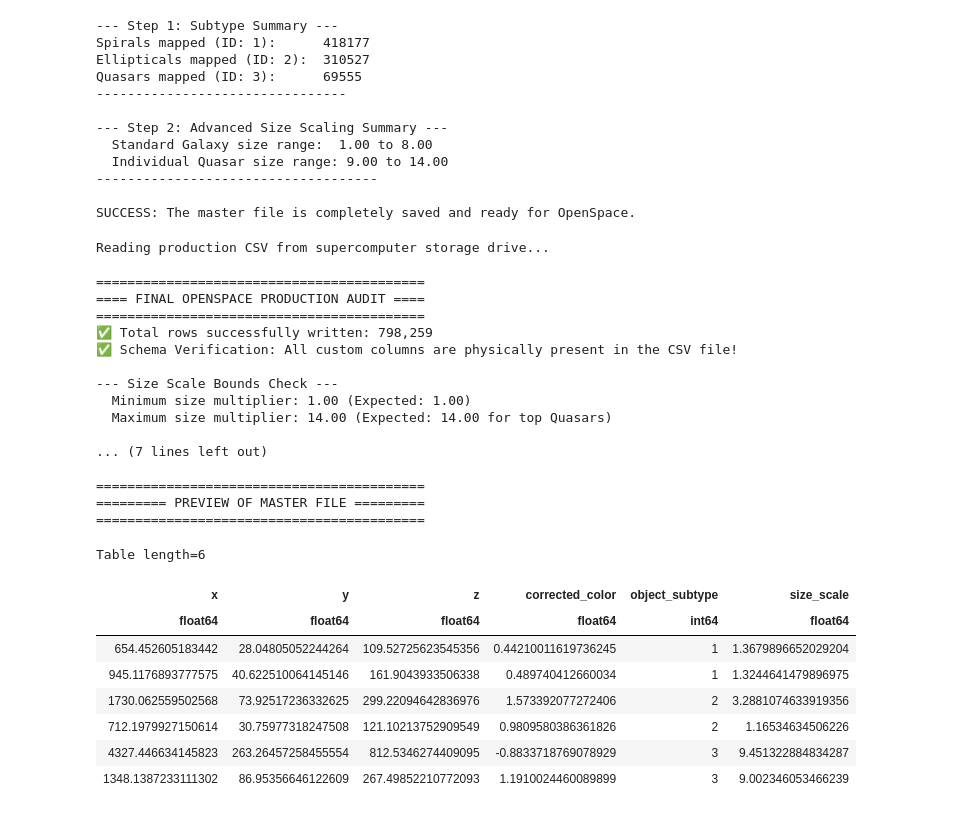
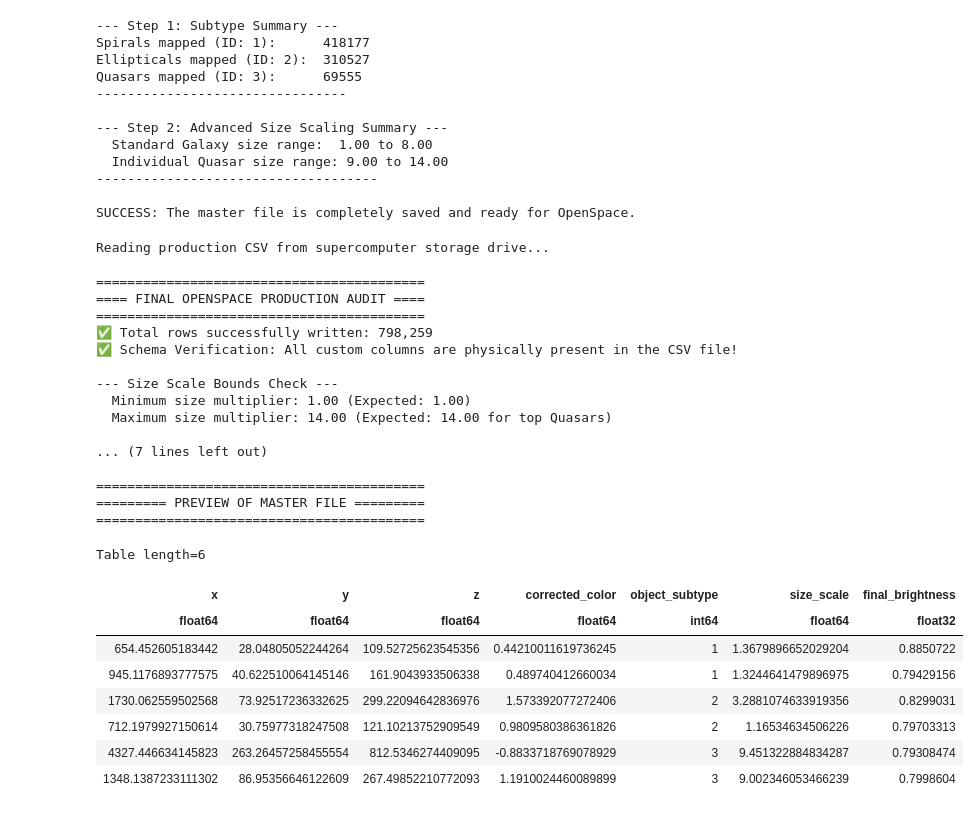
Before and after one commit to KyleDrees/desi-openspace-visualization, a Jupyter notebook: fitstocsv_new.ipynb, the cells around one changed output. Drawn from its saved outputs; the diff is of its cells as text; code cells hidden in the pictures.

Commit message:
Added brightness column to CSV

```diff
--- a/fitstocsv_new.ipynb
+++ b/fitstocsv_new.ipynb
@@ -481,11 +481,28 @@ Quasars mapped (ID: 3):      69555
 ------------------------------------
 
 SUCCESS: The master file is completely saved and ready for OpenSpace.
+# %%
+# Isolate the red-band flux (the standard proxy for visible brightness)
+# Use np.clip to force any negative/zero flux values (caused by background noise) up to a small positive number
+safe_flux = np.clip(catalog['FLUX_R'], 0.001, None)
+
+# Take the log10 to compress the massive astronomical dynamic range
+# This mimics human eye perception so dim galaxies are still visible next to bright ones
+log_flux = np.log10(safe_flux)
+
+# Normalize the math into a clean 0.0 to 1.0 multiplier scale for OpenSpace
+min_f = log_flux.min()
+max_f = log_flux.max()
+
+catalog['final_brightness'] = (log_flux - min_f) / (max_f - min_f)
+
+# 4. Bump up the absolute floor to 0.1 so the dimmest objects don't completely vanish (0.0)
+catalog['final_brightness'] = np.clip(catalog['final_brightness'], 0.1, 1.0)
 # %%
 # 1. Load the production asset file from disk
 print("Reading production CSV from supercomputer storage drive...")
 production_table = Table.read('openspace_assets/desi_catalog_boosted.csv', format='csv')
-
+production_table['final_brightness'] = catalog['final_brightness']
 print("\n==========================================")
 print("==== FINAL OPENSPACE PRODUCTION AUDIT ====")
 print("==========================================")
@@ -528,39 +545,39 @@ curated_indices = []
 if len(idx_spirals) >= 2: curated_indices.extend(idx_spirals[:2])
 if len(idx_ellipticals) >= 2: curated_indices.extend(idx_ellipticals[:2])
 if len(idx_quasars) >= 2: curated_indices.extend(idx_quasars[:2])
 
 # 4. Filter down to only our preview columns and target rows
-preview_grid = production_table['x', 'y', 'z', 'corrected_color', 'object_subtype', 'size_scale'][curated_indices]
+preview_grid = production_table['x', 'y', 'z', 'corrected_color', 'object_subtype', 'size_scale', 'final_brightness'][curated_indices]
 
 # 5. Leave the expression bare at the very bottom to trigger the HTML grid viewer
 print("\n==========================================")
 print("========= PREVIEW OF MASTER FILE =========")
 print("==========================================")
 preview_grid
 # %% [output]
 Reading production CSV from supercomputer storage drive...
 
 ==========================================
 ==== FINAL OPENSPACE PRODUCTION AUDIT ====
 ==========================================
 ✅ Total rows successfully written: 798,259
 ✅ Schema Verification: All custom columns are physically present in the CSV file!
 
 --- Size Scale Bounds Check ---
   Minimum size multiplier: 1.00 (Expected: 1.00)
   Maximum size multiplier: 14.00 (Expected: 14.00 for top Quasars)
 
 ... (7 lines left out)
 
 ==========================================
 ========= PREVIEW OF MASTER FILE =========
 ==========================================
 Table length=6
-| x | y | z | corrected_color | object_subtype | size_scale |
-| float64 | float64 | float64 | float64 | int64 | float64 |
-| 654.452605183442 | 28.04805052244264 | 109.52725623545356 | 0.44210011619736245 | 1 | 1.3679896652029204 |
-| 945.1176893777575 | 40.622510064145146 | 161.9043933506338 | 0.489740412660034 | 1 | 1.3244641479896975 |
-| 1730.062559502568 | 73.92517236332625 | 299.22094642836976 | 1.573392077272406 | 2 | 3.2881074633919356 |
-| 712.1979927150614 | 30.75977318247508 | 121.10213752909549 | 0.9809580386361826 | 2 | 1.16534634506226 |
-| 4327.446634145823 | 263.26457258455554 | 812.5346274409095 | -0.8833718769078929 | 3 | 9.451322884834287 |
-| 1348.1387233111302 | 86.95356646122609 | 267.49852210772093 | 1.1910024460089899 | 3 | 9.002346053466239 |
+| x | y | z | corrected_color | object_subtype | size_scale | final_brightness |
+| float64 | float64 | float64 | float64 | int64 | float64 | float32 |
+| 654.452605183442 | 28.04805052244264 | 109.52725623545356 | 0.44210011619736245 | 1 | 1.3679896652029204 | 0.8850722 |
+| 945.1176893777575 | 40.622510064145146 | 161.9043933506338 | 0.489740412660034 | 1 | 1.3244641479896975 | 0.79429156 |
+| 1730.062559502568 | 73.92517236332625 | 299.22094642836976 | 1.573392077272406 | 2 | 3.2881074633919356 | 0.8299031 |
+| 712.1979927150614 | 30.75977318247508 | 121.10213752909549 | 0.9809580386361826 | 2 | 1.16534634506226 | 0.79703313 |
+| 4327.446634145823 | 263.26457258455554 | 812.5346274409095 | -0.8833718769078929 | 3 | 9.451322884834287 | 0.79308474 |
+| 1348.1387233111302 | 86.95356646122609 | 267.49852210772093 | 1.1910024460089899 | 3 | 9.002346053466239 | 0.7998604 |
```
Also changed, not shown: parts of 4 cells of this notebook.
